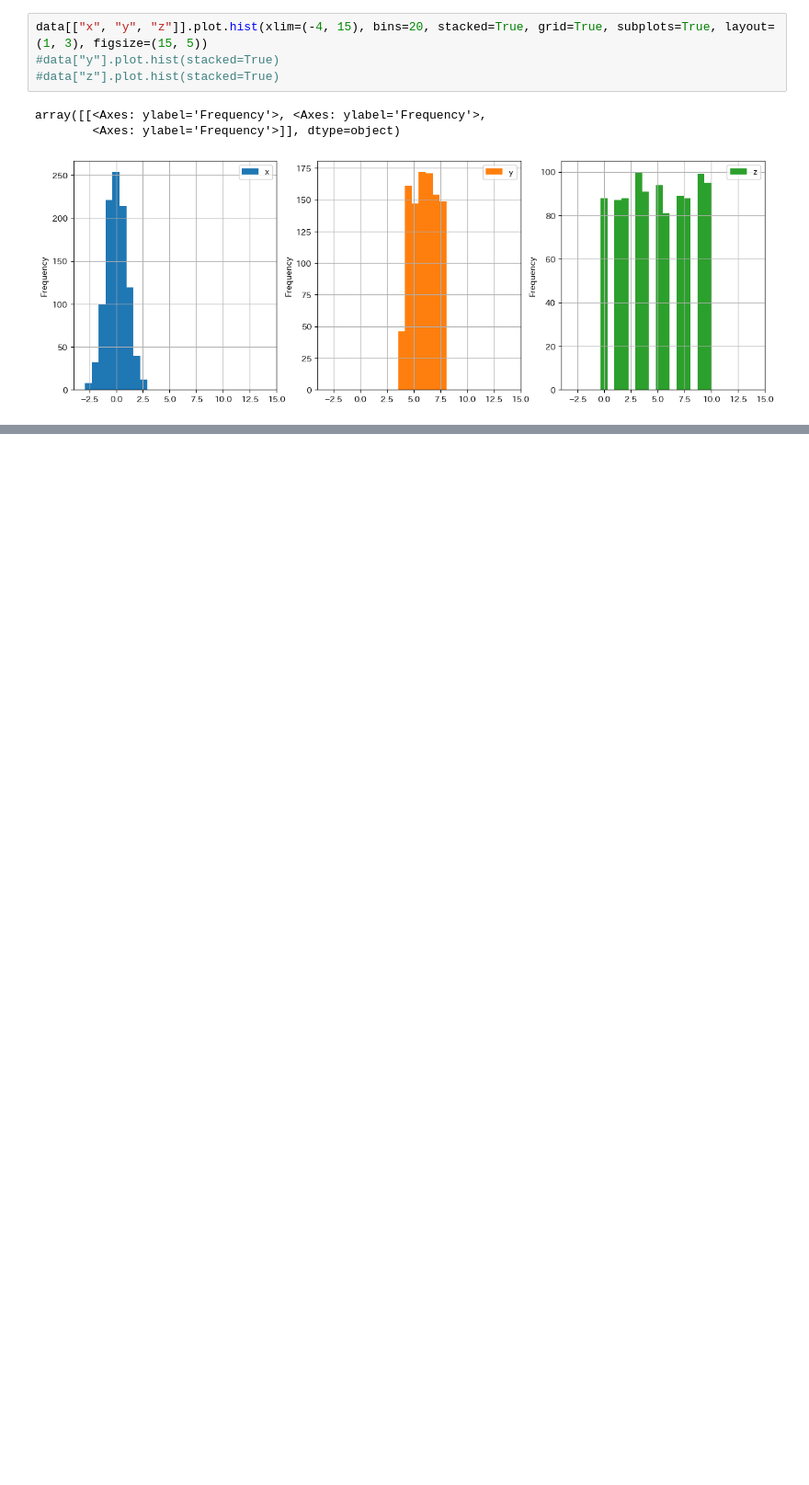
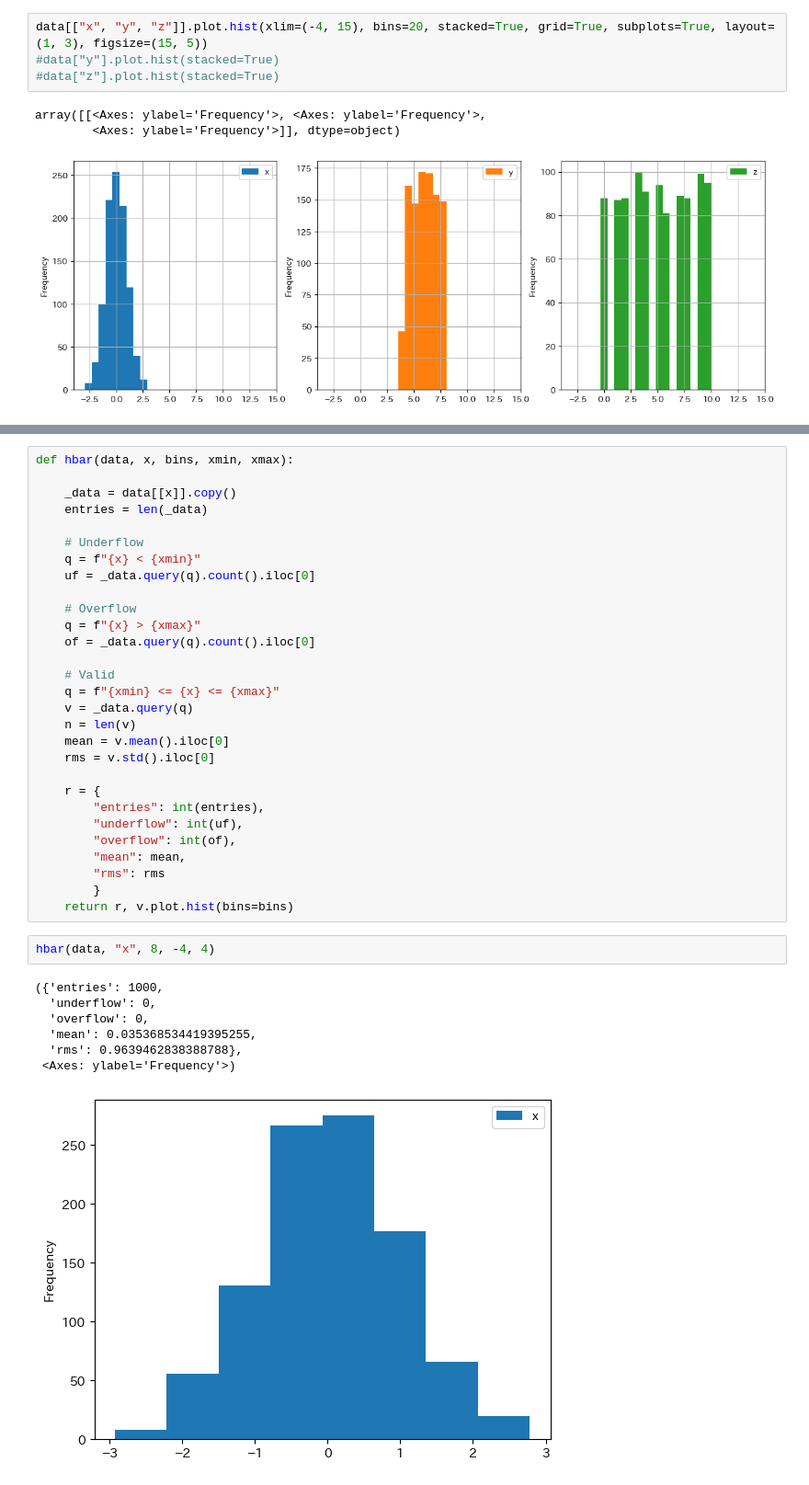
Before and after one commit to shotakaha/kumaroot, a Jupyter notebook: mystmd/matplotlib.ipynb, the cells around one changed output, grey strips where cells are left out. Shown: that part at 92% size. Cells and saved outputs as stored; diff of their text form; blank space fills up the shorter version.

```diff
--- a/mystmd/matplotlib.ipynb
+++ b/mystmd/matplotlib.ipynb
@@ -119,0 +139,39 @@ array([[<Axes: ylabel='Frequency'>, <Axes: ylabel='Frequency'>,
+# %%
+def hbar(data, x, bins, xmin, xmax):
+
+    _data = data[[x]].copy()
+    entries = len(_data)
+
+    # Underflow
+    q = f"{x} < {xmin}"
+    uf = _data.query(q).count().iloc[0]
+
+    # Overflow
+    q = f"{x} > {xmax}"
+    of = _data.query(q).count().iloc[0]
+
+    # Valid
+    q = f"{xmin} <= {x} <= {xmax}"
+    v = _data.query(q)
+    n = len(v)
+    mean = v.mean().iloc[0]
+    rms = v.std().iloc[0]
+
+    r = {
+        "entries": int(entries),
+        "underflow": int(uf),
+        "overflow": int(of),
+        "mean": mean,
+        "rms": rms
+        }
+    return r, v.plot.hist(bins=bins)
+# %%
+hbar(data, "x", 8, -4, 4)
+# %% [output]
+({'entries': 1000,
+  'underflow': 0,
+  'overflow': 0,
+  'mean': 0.035368534419395255,
+  'rms': 0.9639462838388788},
+ <Axes: ylabel='Frequency'>)
+[figure, added]
```
Also changed, not shown: parts of 2 cells of this notebook, 1 other file.
